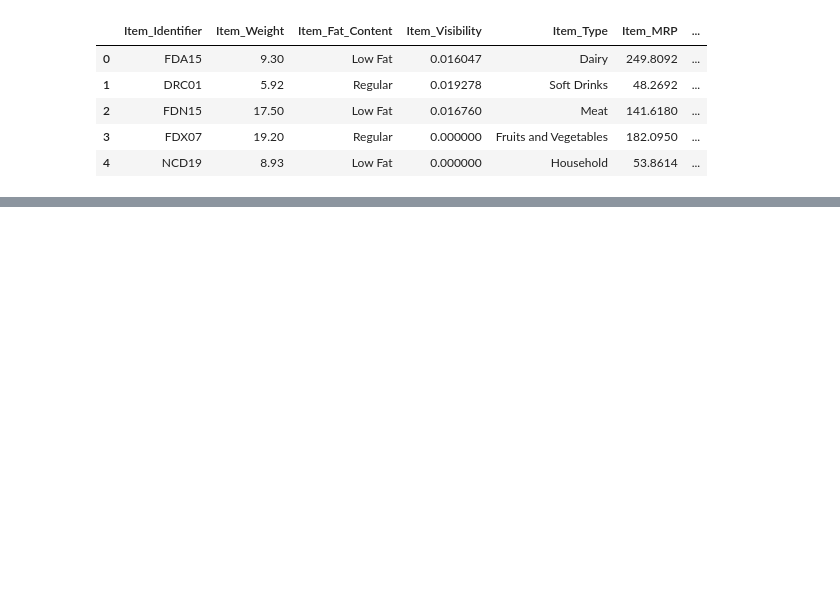
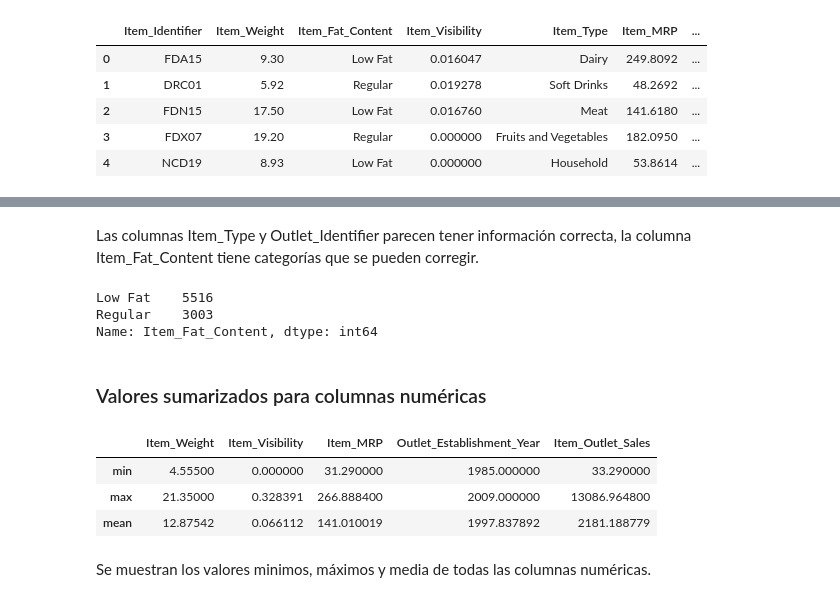
Before and after one commit to carlosegn/proyecciones-ventas-alimenticias, a Jupyter notebook: Proyeccion_ventas_alimenticias.ipynb, the cells around one changed output, grey strips where cells are left out. Saved outputs shown, nothing was run; the diff lists cells and outputs as text; code cells hidden in the pictures; blank space fills up the shorter version.

```diff
--- a/Proyeccion_ventas_alimenticias.ipynb
+++ b/Proyeccion_ventas_alimenticias.ipynb
@@ -21,0 +248,4 @@ df.head()
+# %%
+# Obtener los Item_Identifier con valores de Item_Weight NaN
+filtro_item_weight = df_final['Item_Weight'].isna()
+df_final[filtro_item_weight]['Item_Identifier']
@@ -21,0 +270,12 @@ df.head()
+# %%
+# Iteramos por la serie de valores que tienen un valor NaN en Item_Weight
+for index, value in df_final[filtro_item_weight]['Item_Identifier'].iteritems():
+
+  # Creamos un filtro para cada valor de Item_Identifier
+  filtro_id = df_final['Item_Identifier'] == value
+
+  # Guardamos el peso máximo para ese Item_Identifier, funciona con mean() o min() también ya que son valores únicos
+  peso = df_final[filtro_id]['Item_Weight'].max()
+
+  # Cambiamos el valor en el indice obtenido de la serie y en el atributo Item_Weight
+  df_final.at[index, 'Item_Weight'] = peso
@@ -21,0 +301,3 @@ df.head()
+# %%
+df_final.dropna(inplace=True)
+df_final.isna().sum()
@@ -21,0 +394,23 @@ df.head()
+# %% [markdown]
+Las columnas Item_Type y Outlet_Identifier parecen tener información correcta, la columna Item_Fat_Content tiene categorías que se pueden corregir.
+# %%
+# Corregir categorías inconsistentes en Item_Fat_Content
+df_final['Item_Fat_Content'].replace('LF', 'Low Fat', inplace = True)
+df_final['Item_Fat_Content'].replace('low fat', 'Low Fat', inplace = True)
+df_final['Item_Fat_Content'].replace('reg', 'Regular', inplace = True)
+df_final['Item_Fat_Content'].value_counts()
+# %% [output]
+Low Fat    5516
+Regular    3003
+Name: Item_Fat_Content, dtype: int64
+# %% [markdown]
+### Valores sumarizados para columnas numéricas
+# %%
+df_final.describe().loc[['min', 'max', 'mean']]
+# %% [output]
+|  | Item_Weight | Item_Visibility | Item_MRP | Outlet_Establishment_Year | Item_Outlet_Sales |
+| min | 4.55500 | 0.000000 | 31.290000 | 1985.000000 | 33.290000 |
+| max | 21.35000 | 0.328391 | 266.888400 | 2009.000000 | 13086.964800 |
+| mean | 12.87542 | 0.066112 | 141.010019 | 1997.837892 | 2181.188779 |
+# %% [markdown]
+Se muestran los valores minimos, máximos y media de todas las columnas numéricas.
```
Also changed, not shown: parts of 37 cells of this notebook.
